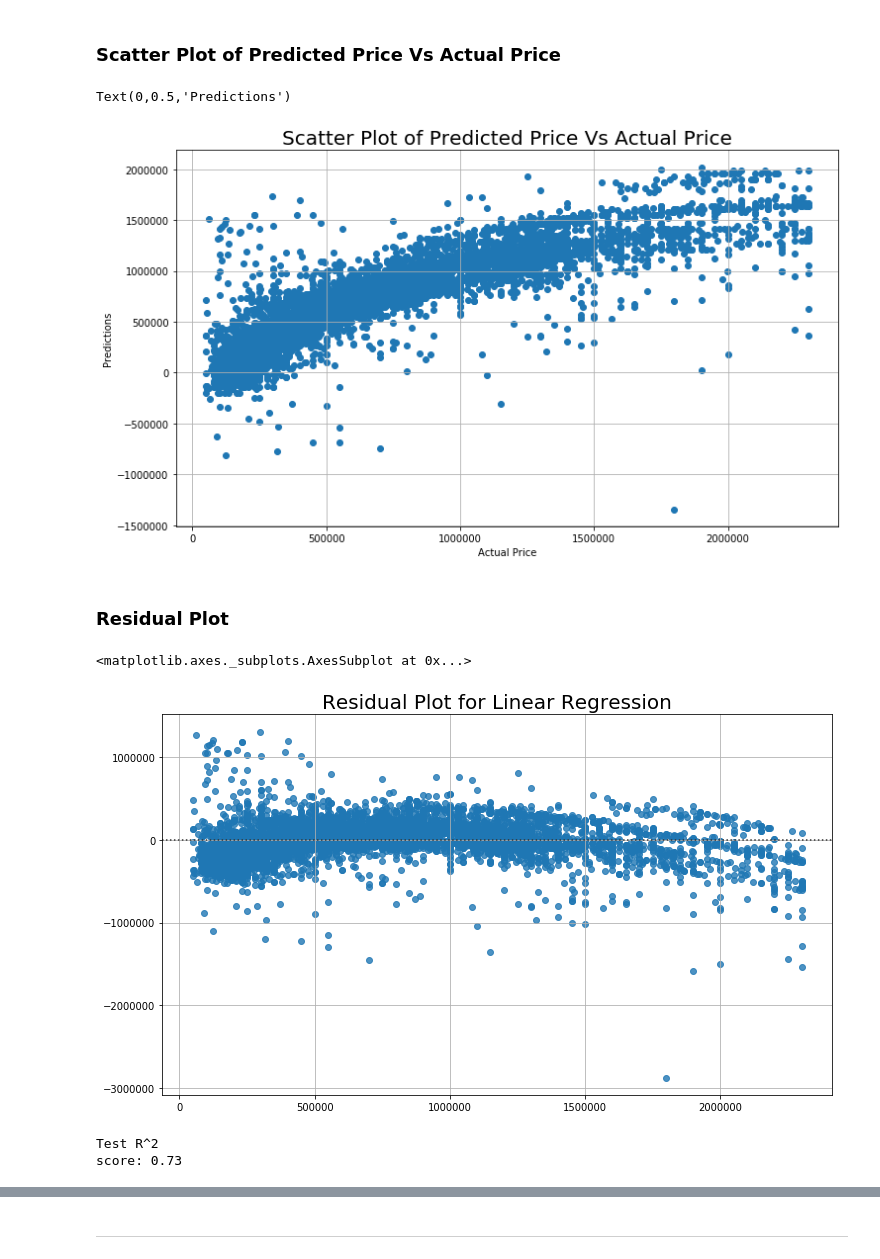
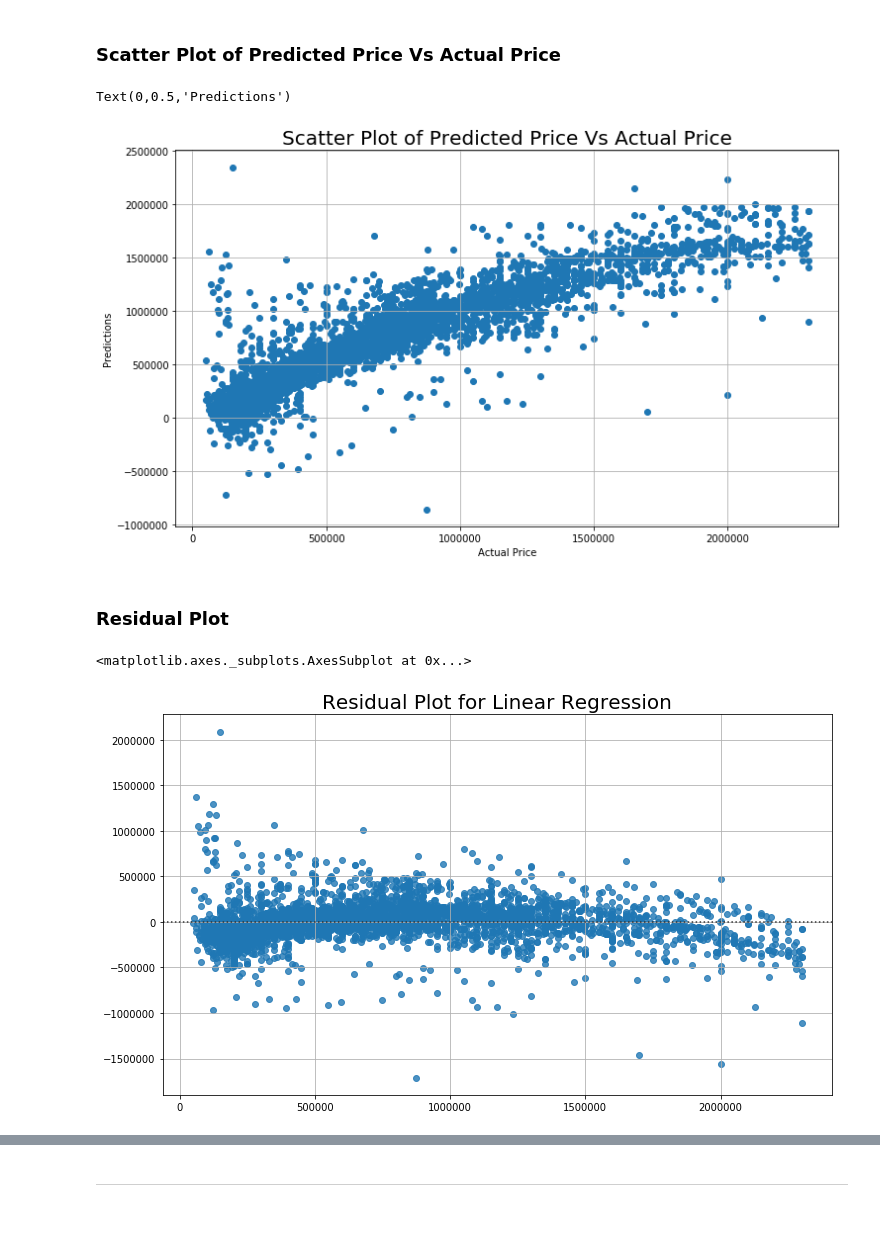
Before and after one commit to pintuiitbhi/car-price-pred, a Jupyter notebook: car_prices.ipynb, the cells around one changed output, grey strips where cells are left out. Saved outputs shown, nothing was run; the diff lists cells and outputs as text; code cells hidden in the pictures; blank space fills up the shorter version.

Commit message:
Splitted dataset  into train and test dataset

```diff
--- a/car_prices.ipynb
+++ b/car_prices.ipynb
@@ -29,5 +36,5 @@ warnings.filterwarnings('ignore')
 # %%
-df2 = pd.read_csv('OLX_Car_Data_CSV.csv',encoding= 'latin1')
+# df2 = pd.read_csv('OLX_Car_Data_CSV.csv',encoding= 'latin1')
 df2 = df2.sample(frac=1).reset_index(drop=True)# shuffle
 nRow, nCol = df2.shape
 print(f'There are {nRow} rows and {nCol} columns')
@@ -309,4 +413,4 @@ df_X = df3.drop(['Price'], axis=1)
 test_size = 0.30
 
 #Split into train and validation
-X_train, X_test, Y_train, Y_test = train_test_split(df_X,df_y, test_size=test_size,shuffle=True, random_state = 3)
+X_train, X_val, Y_train, Y_val = train_test_split(df_X,df_y, test_size=test_size,shuffle=True, random_state = 3)
@@ -390,8 +491,8 @@ plt.show()
 I am going to keep 30 most dominant features
 # %%
 
-X_train = X_train.iloc[:,ranking[:30]]
-X_test = X_test.iloc[:,ranking[:30]]
+# X_train = X_train.iloc[:,ranking[:50]]
+# X_test = X_test.iloc[:,ranking[:50]]
 # %% [markdown]
 ### Correlation Matrix
 # %%
@@ -461,28 +568,26 @@ Coefficients:
 # %% [markdown]
 ### Scatter Plot of Predicted Price Vs Actual Price
 # %%
+y_pred = regr.predict(X_val)
 plt.figure(figsize=(12,7))
 plt.grid(True)
 plt.title('Scatter Plot of Predicted Price Vs Actual Price', y=1, size=20)
-plt.scatter(Y_test, y_pred)
+plt.scatter(Y_val, y_pred)
 plt.xlabel("Actual Price")
 plt.ylabel("Predictions")
 # %% [output]
 Text(0,0.5,'Predictions')
-[figure, old version]
+[figure, new version]
 # %% [markdown]
 ### Residual Plot
 # %%
 plt.figure(figsize=(12,7))
 plt.grid(True)
 plt.title('Residual Plot for Linear Regression', y=1, size=20)
-sns.residplot(Y_test,y_pred) # regression Residual Plot for linear regression model using bootstrapping
+sns.residplot(Y_val,y_pred) # regression Residual Plot for linear regression model using bootstrapping
 # %% [output]
 <matplotlib.axes._subplots.AxesSubplot at 0x...>
-[figure, old version]
+[figure, new version]
 # %%
-print('Test R^2 \nscore: %.2f' % regr.score(X_test, Y_test))
+# print('Test R^2 \nscore: %.2f' % regr.score(X_test, Y_test))
-# %% [output]
-Test R^2
-score: 0.73
 # %% [markdown]
```
Also changed, not shown: parts of 61 cells of this notebook, 4 other files.
